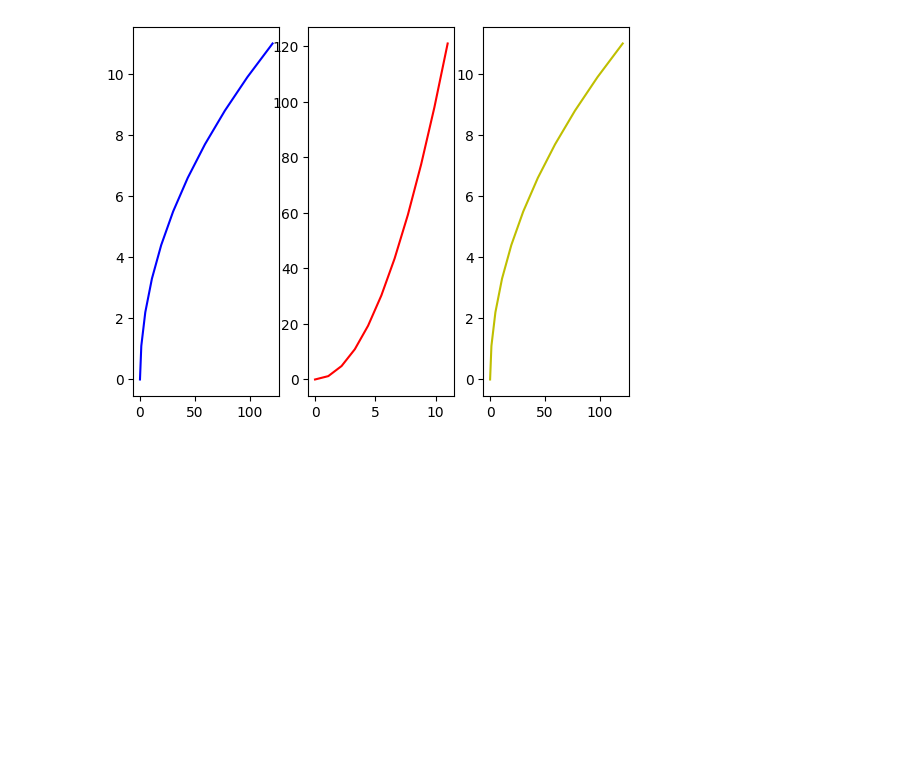
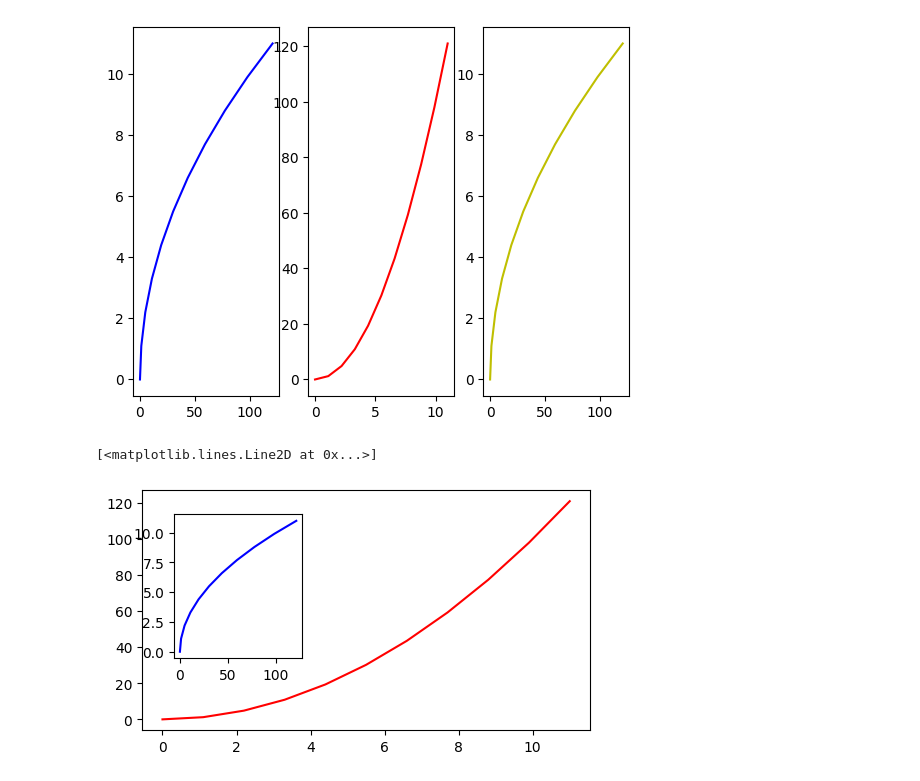
Before and after one commit to BoastfulApex/Data-ScienseLessoons, a Jupyter notebook: matplotlib.ipynb, the cells around one changed output. Cells and saved outputs as stored; diff of their text form; code cells hidden in the pictures; blank space fills up the shorter version.

Commit message:
matplotlib part 2

```diff
--- a/matplotlib.ipynb
+++ b/matplotlib.ipynb
@@ -40,3 +40,12 @@ plt.plot(y, x, 'y')
 # %% [output]
 [<matplotlib.lines.Line2D at 0x...>]
 [figure]
+# %%
+fig = plt.figure()
+axes = fig.add_axes([0.1, 0.1, 0.7, 0.5])
+axes.plot(x, y, 'r')
+axes2 = fig.add_axes([0.15, 0.25, 0.2, 0.3])
+axes2.plot(y, x, 'b')
+# %% [output]
+[<matplotlib.lines.Line2D at 0x...>]
+[figure, added]
```
Also changed, not shown: parts of 1 cell of this notebook.
